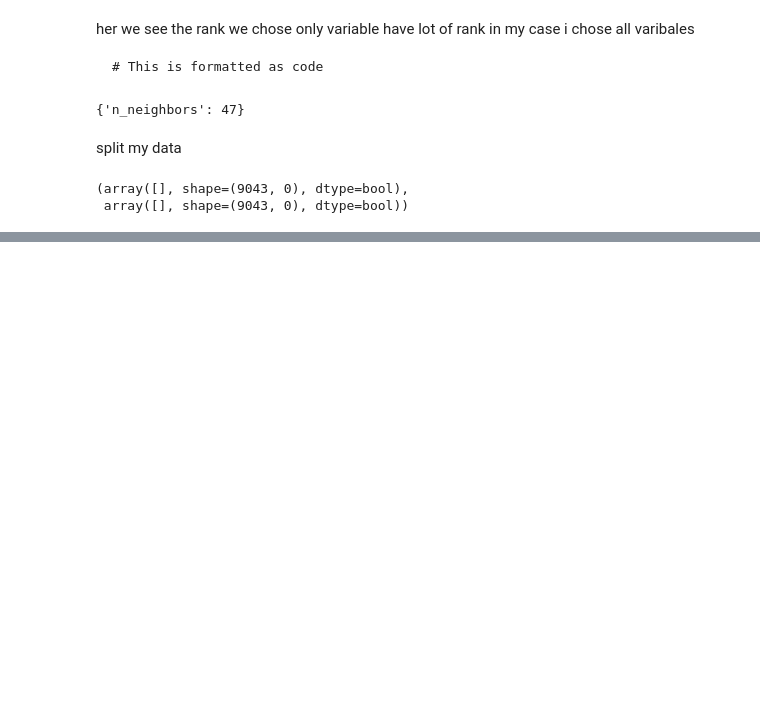
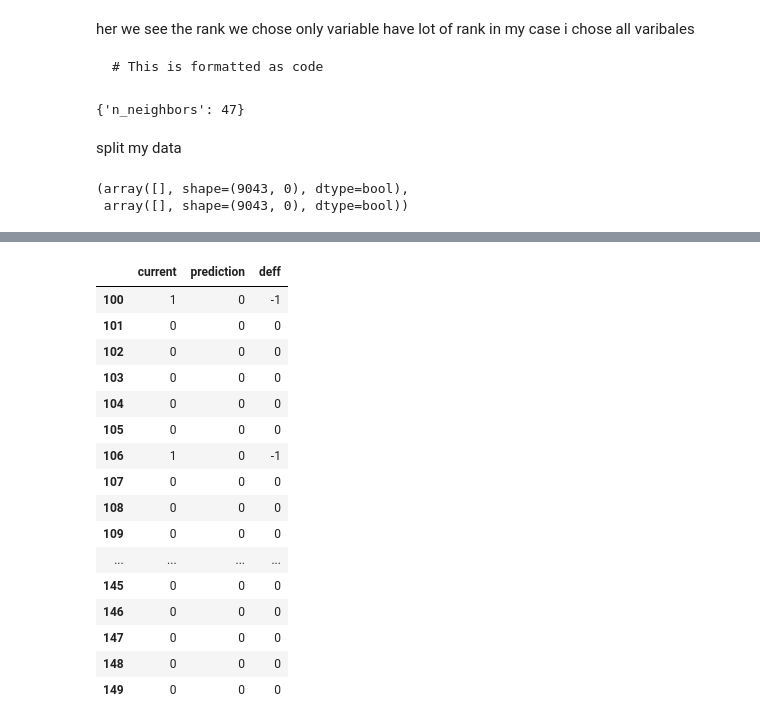
Before and after one commit to khalil-boulbir/Classification-with-KNeighbors, a Jupyter notebook: bank.ipynb, the cells around one changed output, grey strips where cells are left out. Drawn from its saved outputs; the diff is of its cells as text; code cells hidden in the pictures; blank space fills up the shorter version.

```diff
--- a/bank.ipynb
+++ b/bank.ipynb
@@ -97,8 +97,27 @@ model.score(X_train,y_train)
 y_pred=model.predict(X_test)
 # %%
 #put predcit and test data in dataframe
-df=pd.DataFrame(y_pred,columns=["prediction"])
-df["test"]=y_test
-df["deff"]=df["prediction"]-df["test"]
+df=pd.DataFrame(y_test,columns=["current"])
+df["prediction"]=y_pred
+df["deff"]=df["prediction"]-df["current"]
+df[100:150]
+# %% [output]
+|  | current | prediction | deff |
+| 100 | 1 | 0 | -1 |
+| 101 | 0 | 0 | 0 |
+| 102 | 0 | 0 | 0 |
+| 103 | 0 | 0 | 0 |
+| 104 | 0 | 0 | 0 |
+| 105 | 0 | 0 | 0 |
+| 106 | 1 | 0 | -1 |
+| 107 | 0 | 0 | 0 |
+| 108 | 0 | 0 | 0 |
+| 109 | 0 | 0 | 0 |
+| ... | ... | ... | ... |
+| 145 | 0 | 0 | 0 |
+| 146 | 0 | 0 | 0 |
+| 147 | 0 | 0 | 0 |
+| 148 | 0 | 0 | 0 |
+| 149 | 0 | 0 | 0 |
 # %%
 #we plot data to see defrence
```
Also changed, not shown: parts of 6 cells of this notebook.
